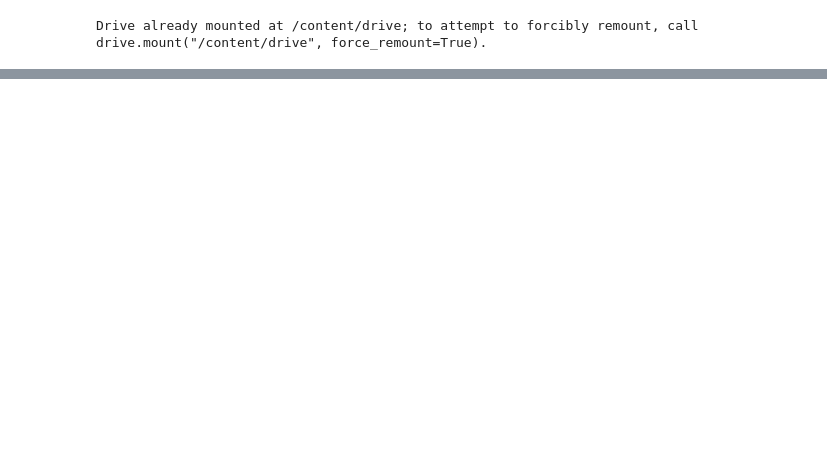
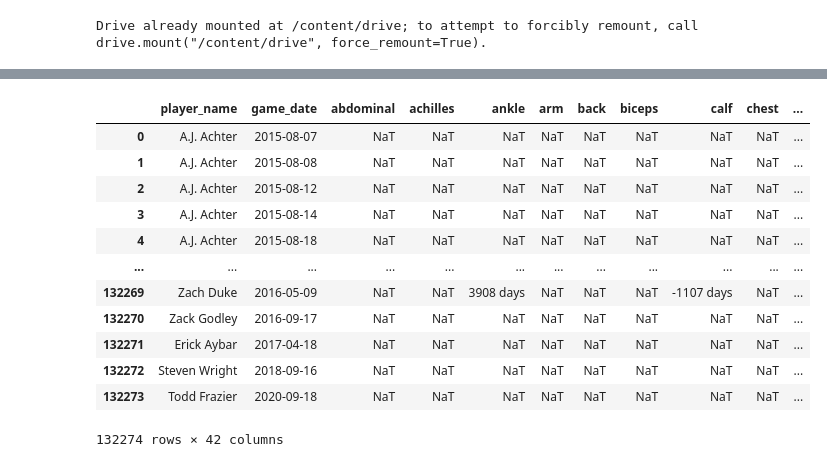
Before and after one commit to ryancloude/Statcast-TIme-Series-Pitcher-Injury, a Jupyter notebook: Injury_History.ipynb, the cells around one changed output, grey strips where cells are left out. Saved outputs shown, nothing was run; the diff lists cells and outputs as text; code cells hidden in the pictures; blank space fills up the shorter version.

```diff
--- a/Injury_History.ipynb
+++ b/Injury_History.ipynb
@@ -189,6 +105,22 @@ injury_history = df.merge(injury_history, how='left', on='player_name')
 #Each injury column holds the amount of time between game_date and injury_date
 for column in injury_history.iloc[:,2:].columns:
   injury_history[column] = injury_history.game_date - injury_history[column]
+# %%
+injury_history
+# %% [output]
+|  | player_name | game_date | abdominal | achilles | ankle | arm | back | biceps | calf | chest | ... |
+| 0 | A.J. Achter | 2015-08-07 | NaT | NaT | NaT | NaT | NaT | NaT | NaT | NaT | ... |
+| 1 | A.J. Achter | 2015-08-08 | NaT | NaT | NaT | NaT | NaT | NaT | NaT | NaT | ... |
+| 2 | A.J. Achter | 2015-08-12 | NaT | NaT | NaT | NaT | NaT | NaT | NaT | NaT | ... |
+| 3 | A.J. Achter | 2015-08-14 | NaT | NaT | NaT | NaT | NaT | NaT | NaT | NaT | ... |
+| 4 | A.J. Achter | 2015-08-18 | NaT | NaT | NaT | NaT | NaT | NaT | NaT | NaT | ... |
+| ... | ... | ... | ... | ... | ... | ... | ... | ... | ... | ... | ... |
+| 132269 | Zach Duke | 2016-05-09 | NaT | NaT | 3908 days | NaT | NaT | NaT | -1107 days | NaT | ... |
+| 132270 | Zack Godley | 2016-09-17 | NaT | NaT | NaT | NaT | NaT | NaT | NaT | NaT | ... |
+| 132271 | Erick Aybar | 2017-04-18 | NaT | NaT | NaT | NaT | NaT | NaT | NaT | NaT | ... |
+| 132272 | Steven Wright | 2018-09-16 | NaT | NaT | NaT | NaT | NaT | NaT | NaT | NaT | ... |
+| 132273 | Todd Frazier | 2020-09-18 | NaT | NaT | NaT | NaT | NaT | NaT | NaT | NaT | ... |
+132274 rows × 42 columns
 # %%
 #Converts data from date time to number of days as intergers
 for column in injury_history.iloc[:,2:].columns:
```
Also changed, not shown: parts of 17 cells of this notebook.
